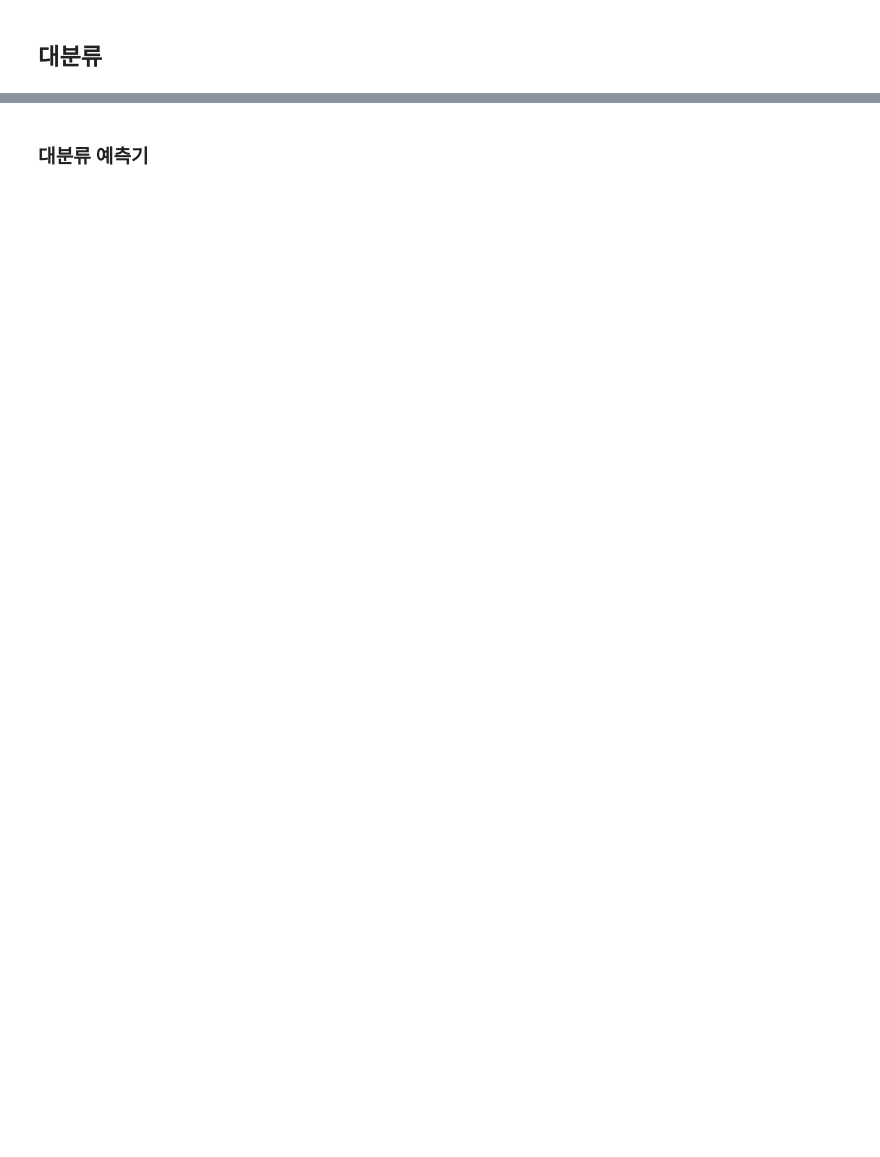
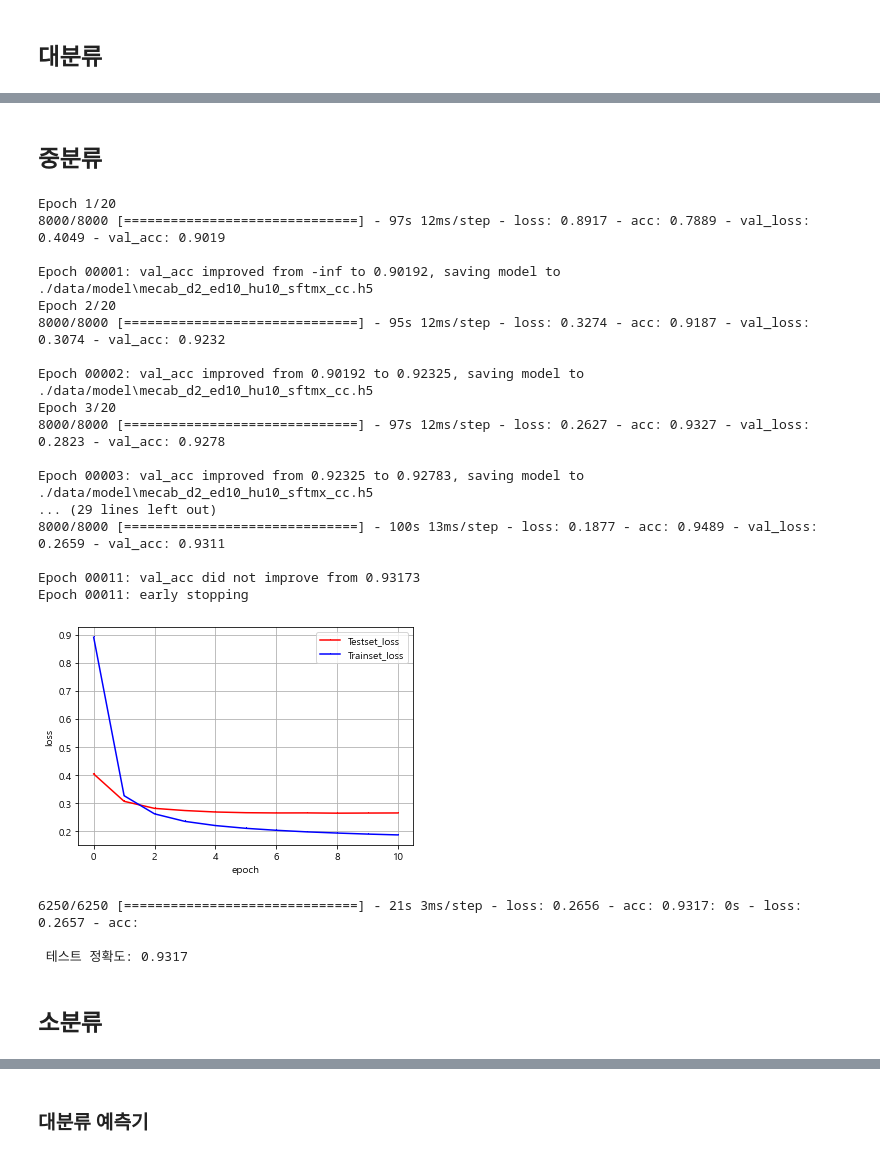
Before and after one commit to huitaek/contest-kostat-ai, a Jupyter notebook: mecab_LSTM.ipynb, the cells around one changed output, grey strips where cells are left out. Cells and saved outputs as stored; diff of their text form; code cells hidden in the pictures; blank space fills up the shorter version.

```diff
--- a/mecab_LSTM.ipynb
+++ b/mecab_LSTM.ipynb
@@ -61,3 +66,20 @@ with open('./data/dictionary/digit_2_dict.pickle', 'rb') as handle:
 
 with open('./data/dictionary/digit_3_dict.pickle', 'rb') as handle:
     digit_3_dict = pickle.load(handle)
+
+# 레이블 인코딩을 위한 산업분류 리스트, 데이터 프레임 만들기
+
+digit_1_list = list(digit_1_dict.keys())
+digit_1_df = pd.DataFrame([], columns=['digit_1'], index=[0])
+for i in range(0, len(digit_1_dict)):
+    digit_1_df.loc[i, 'digit_1'] = digit_1_list[i]
+
+digit_2_list = list(digit_2_dict.keys())
+digit_2_df = pd.DataFrame([], columns=['digit_2'], index=[0])
+for i in range(0, len(digit_2_dict)):
+    digit_2_df.loc[i, 'digit_2'] = digit_2_list[i]
+
+digit_3_list = list(digit_3_dict.keys())
+digit_3_df = pd.DataFrame([], columns=['digit_3'], index=[0])
+for i in range(0, len(digit_3_dict)):
+    digit_3_df.loc[i, 'digit_3'] = digit_3_list[i]
@@ -90 +186,61 @@ with open('./data/mecab/le1.pickle', 'wb') as handle:
+# %% [markdown]
+## 중분류
+# %%
+embedding_dim = len(X_train[0])
+hidden_units = len(X_train[0])
+vocab_size = 35721
+
+model = Sequential()
+model.add(Embedding(vocab_size, embedding_dim))
+model.add(LSTM(hidden_units))
+model.add(Dense(len(y_train_2[0]), activation='softmax'))
+
+es = EarlyStopping(monitor='val_loss', mode='min', verbose=1, patience=2)
+mc = ModelCheckpoint('./data/model/mecab_d2_ed{}_hu{}_sftmx_cc.h5'.format(embedding_dim, hidden_units), monitor='val_acc', mode='max', verbose=1, save_best_only=True)
+
+model.compile(optimizer='adam', loss='categorical_crossentropy', metrics=['acc'])
+history = model.fit(X_train, y_train_2, epochs=20, callbacks=[es, mc], batch_size=100, validation_data=(X_valid, y_valid_2))
+
+
+y_test_loss = history.history['val_loss']
+y_train_loss = history.history['loss']
+
+x_len = np.arange(len(y_test_loss))
+
+plt.plot (x_len, y_test_loss, marker=',', c='red', label='Testset_loss')
+plt.plot(x_len, y_train_loss, marker=',', c='blue', label='Trainset_loss')
+
+plt.legend(loc='upper right')
+plt.grid()
+plt.xlabel('epoch')
+plt.ylabel('loss')
+plt.show()
+# %% [output]
+Epoch 1/20
+8000/8000 [==============================] - 97s 12ms/step - loss: 0.8917 - acc: 0.7889 - val_loss: 0.4049 - val_acc: 0.9019
+
+Epoch 00001: val_acc improved from -inf to 0.90192, saving model to ./data/model\mecab_d2_ed10_hu10_sftmx_cc.h5
+Epoch 2/20
+8000/8000 [==============================] - 95s 12ms/step - loss: 0.3274 - acc: 0.9187 - val_loss: 0.3074 - val_acc: 0.9232
+
+Epoch 00002: val_acc improved from 0.90192 to 0.92325, saving model to ./data/model\mecab_d2_ed10_hu10_sftmx_cc.h5
+Epoch 3/20
+8000/8000 [==============================] - 97s 12ms/step - loss: 0.2627 - acc: 0.9327 - val_loss: 0.2823 - val_acc: 0.9278
+
+Epoch 00003: val_acc improved from 0.92325 to 0.92783, saving model to ./data/model\mecab_d2_ed10_hu10_sftmx_cc.h5
+... (29 lines left out)
+8000/8000 [==============================] - 100s 13ms/step - loss: 0.1877 - acc: 0.9489 - val_loss: 0.2659 - val_acc: 0.9311
+
+Epoch 00011: val_acc did not improve from 0.93173
+Epoch 00011: early stopping
+[figure, added]
+# %%
+loaded_model = load_model('./data/model/mecab_d2_ed{}_hu{}_sftmx_cc.h5'.format(embedding_dim, hidden_units))
+print("\n 테스트 정확도: %.4f" % (loaded_model.evaluate(X_valid, y_valid_2)[1]))
+# %% [output]
+6250/6250 [==============================] - 21s 3ms/step - loss: 0.2656 - acc: 0.9317: 0s - loss: 0.2657 - acc:
+
+ 테스트 정확도: 0.9317
+# %% [markdown]
+## 소분류
 # %%
```
Also changed, not shown: parts of 63 cells of this notebook, 12 other files.
